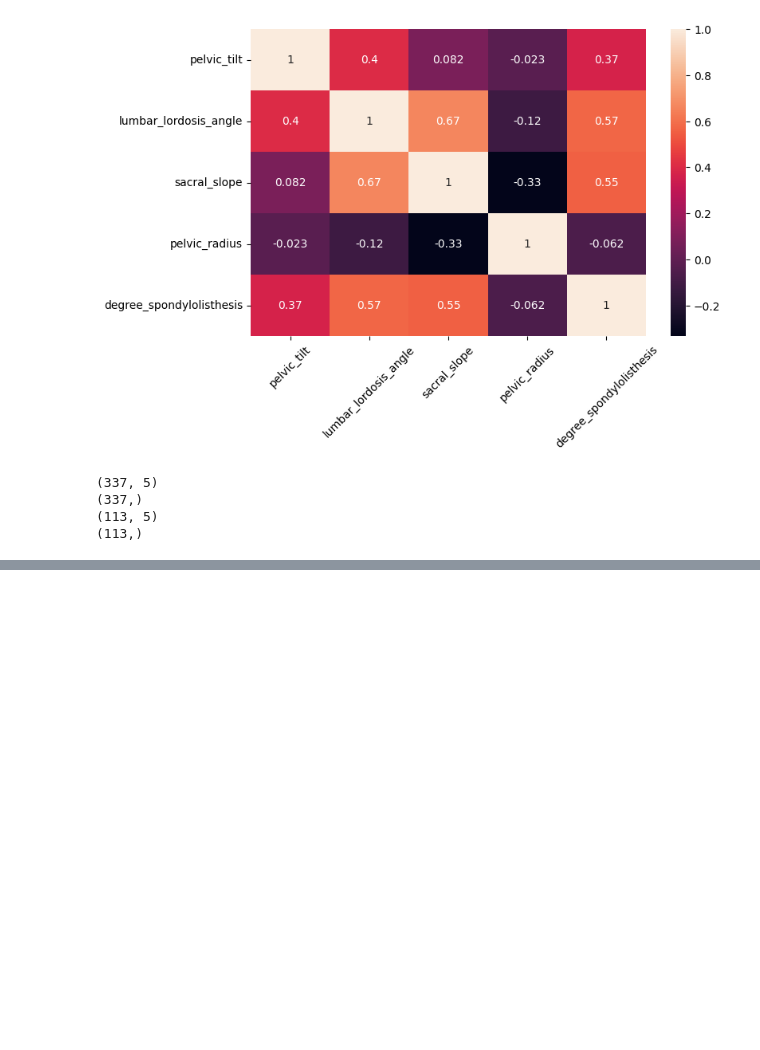
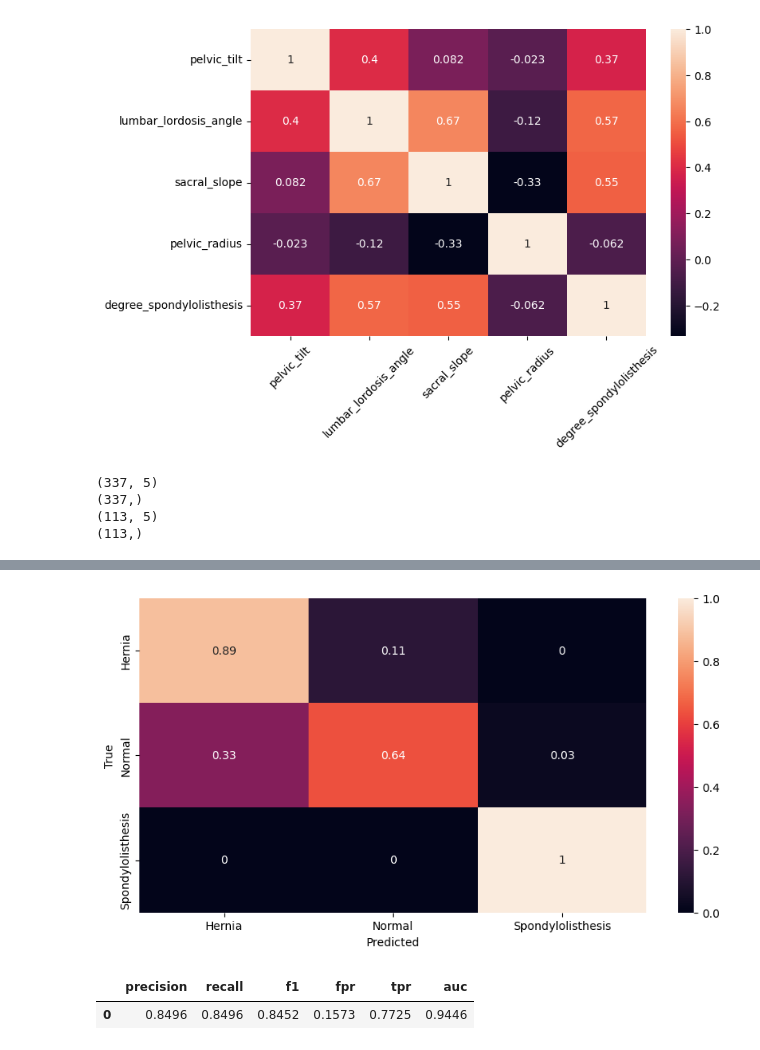
Before and after one commit to PaulaPerazzo/ExAI-Proj-1, a Jupyter notebook: project_1.ipynb, the cells around one changed output, grey strips where cells are left out. Saved outputs shown, nothing was run; the diff lists cells and outputs as text; code cells hidden in the pictures; blank space fills up the shorter version.

```diff
--- a/project_1.ipynb
+++ b/project_1.ipynb
@@ -112,0 +183,13 @@ y_test.to_csv("./data/y_test.csv", index=False)
+# %%
+### create the model with the best hyperparameters
+
+best_params = study.best_params
+
+model = RandomForestClassifier(
+    n_estimators=best_params["n_estimators"],
+    max_depth=best_params["max_depth"],
+    max_features=best_params["max_features"],
+    random_state=42
+)
+
+model
@@ -112,0 +249,37 @@ y_test.to_csv("./data/y_test.csv", index=False)
+# %%
+### plot percentage confusion matrix
+from sklearn.metrics import confusion_matrix
+import numpy as np
+
+cm = confusion_matrix(y_test, y_pred)
+
+cm = cm.astype('float') / cm.sum(axis=1)[:, np.newaxis]
+
+plt.figure(figsize=(10, 5))
+sns.heatmap(cm, annot=True)
+plt.xticks(ticks=np.arange(3) + 0.5, labels=le.classes_)
+plt.yticks(ticks=np.arange(3) + 0.5, labels=le.classes_)
+plt.xlabel("Predicted")
+plt.ylabel("True")
+plt.show()
+# %% [output]
+[figure, added]
+# %%
+precision = classification_report(y_test_label, y_pred_label, output_dict=True)["weighted avg"]["precision"]
+recall = classification_report(y_test_label, y_pred_label, output_dict=True)["weighted avg"]["recall"]
+f1 = classification_report(y_test_label, y_pred_label, output_dict=True)["weighted avg"]["f1-score"]
+
+# Criar o DataFrame de classificação
+classification_df = pd.DataFrame({
+    "precision": [f"{precision:.4f}"],
+    "recall": [f"{recall:.4f}"],
+    "f1": [f"{f1:.4f}"],
+    "fpr": [f"{fpr.mean():.4f}"],
+    "tpr": [f"{tpr.mean():.4f}"],
+    "auc": [f"{roc_auc:.4f}"]
+})
+
+classification_df
+# %% [output]
+|  | precision | recall | f1 | fpr | tpr | auc |
+| 0 | 0.8496 | 0.8496 | 0.8452 | 0.1573 | 0.7725 | 0.9446 |
```
Also changed, not shown: parts of 9 cells of this notebook, 3 other files.
